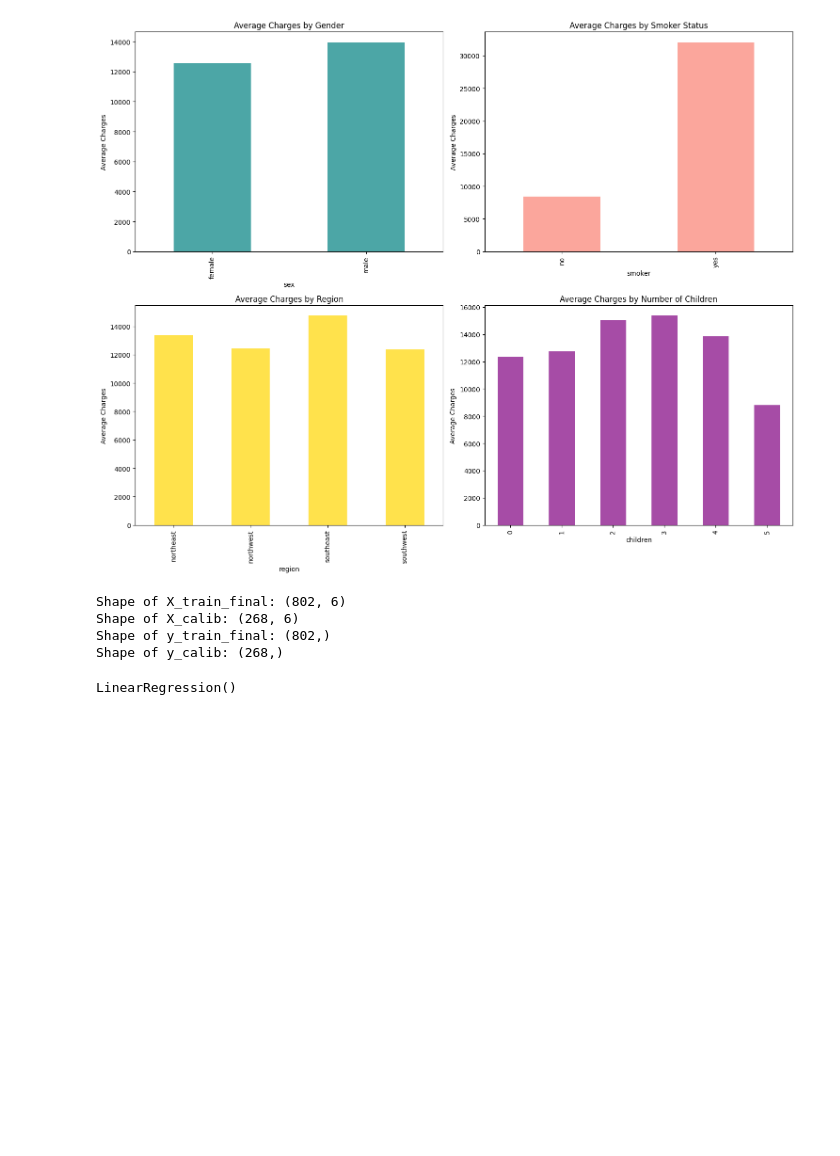
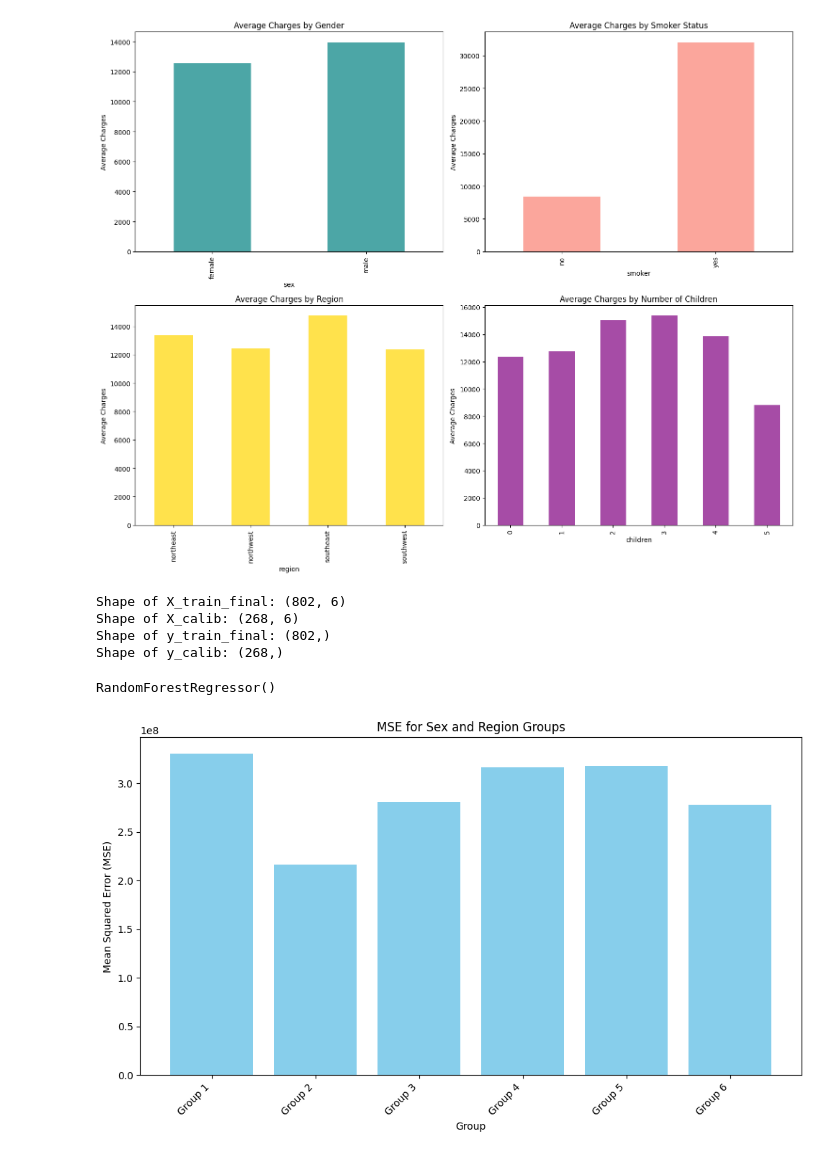
Before and after one commit to arush-mehrotra/conformal-prediction, a Jupyter notebook: Medical_Cost.ipynb, the cells around one changed output. Cells and saved outputs as stored; diff of their text form; code cells hidden in the pictures; blank space fills up the shorter version.

```diff
--- a/Medical_Cost.ipynb
+++ b/Medical_Cost.ipynb
@@ -223,7 +222,44 @@ Shape of y_train_final: (802,)
 Shape of y_calib: (268,)
 # %%
 # Train point predictor (Linear Regression)
-linear_regression = LinearRegression()
-linear_regression.fit(X_train_final, y_train_final)
+random_forest_regression = RandomForestRegressor()
+random_forest_regression.fit(X_train_final, y_train_final)
 # %% [output]
-LinearRegression()
+RandomForestRegressor()
+# %%
+# Define individual groups using proper column indexing for NumPy arrays
+individual_groups = {
+    'Group 1' : X_test[X_test[:, 1] == 0],
+    'Group 2': X_test[X_test[:, 1] == 1],
+    'Group 3': X_test[X_test[:, 5] == 0],
+    'Group 4': X_test[X_test[:, 5] == 1],
+    'Group 5': X_test[X_test[:, 5] == 2],
+    'Group 6': X_test[X_test[:, 5] == 3]
+}
+
+# Initialize dictionaries to store MSE and R^2 values for each group
+individual_mse = {}
+
+# Calculate MSE and R^2 for each individual group
+for group_name, group_data in individual_groups.items():
+    if group_data.shape[0] > 0:  # Check if the group is not empty
+        # Predict using the group data
+        y_pred = random_forest_regression.predict(group_data)
+        # Use the first `n` values of `y_test`, where `n` is the size of the group
+        y_true = y_test[:group_data.shape[0]]
+
+        mse = mean_squared_error(y_true, y_pred)
+
+        individual_mse[group_name] = mse
+
+# Plot the MSE values for each individual group
+plt.figure(figsize=(10, 6))
+plt.bar(individual_mse.keys(), individual_mse.values(), color='skyblue')
+plt.xlabel('Group')
+plt.ylabel('Mean Squared Error (MSE)')
+plt.title('MSE for Sex and Region Groups')
+plt.xticks(rotation=45, ha='right')
+plt.tight_layout()
+plt.show()
+# %% [output]
+[figure, added]
```
Also changed, not shown: parts of 8 cells of this notebook, 3 other files.
